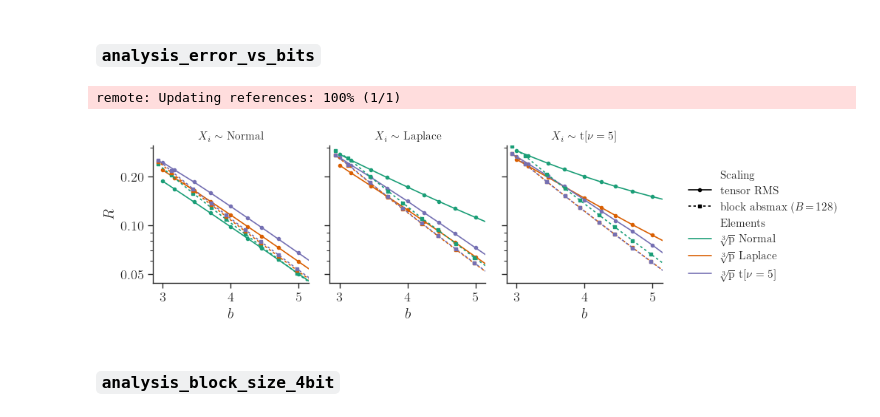
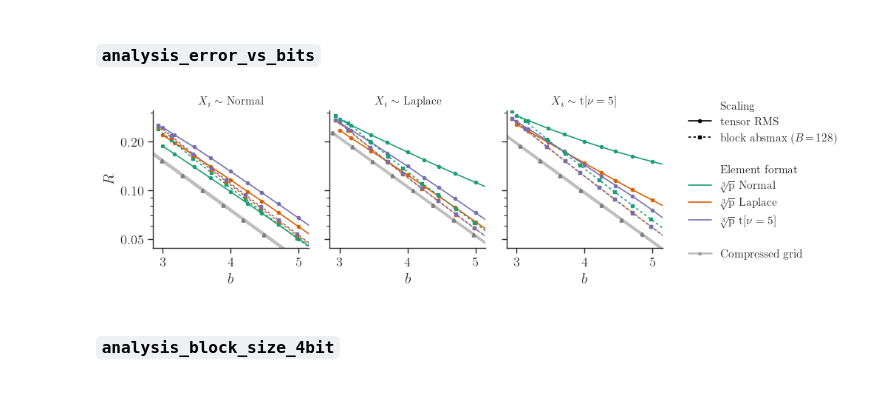
Before and after one commit to graphcore-research/llama-mobile-vlm, a Jupyter notebook: 20250127-FormatsCascade/Analysis.ipynb, the cells around one changed output. Saved outputs shown, nothing was run; the diff lists cells and outputs as text; code cells hidden in the pictures.

```diff
--- a/20250127-FormatsCascade/Analysis.ipynb
+++ b/20250127-FormatsCascade/Analysis.ipynb
@@ -184,37 +184,51 @@ remote: Updating references: 100% (1/1)
 # %%
 samples = 2**20
 bs = torch.linspace(3, 6, 13).tolist()
+compressed_resolutions = torch.logspace(tensor(0.065).log(), tensor(0.8).log(), 13, base=torch.e).tolist()
 Bs = [2**logB for logB in range(3, 12+1)]
 distributions = [A.Normal(), A.Laplace(), A.StudentT(df=5)]
 
 def sweep() -> Iterable[dict[str, Any]]:
     for dist in distributions:
         X = dist.sample(samples, seed=1, device=DEVICE)
+        X_train = dist.sample(samples, seed=2, device=DEVICE)
         for b in tqdm.tqdm(bs, desc=type(dist).__name__):
             fmts = []
 
+            # Tensor & Block
             for edist in distributions:
                 fmts.append((Q.LinearScalingFormat(edist.rms_quantiser(b), Q.BFLOAT16, (None,), scaling="rms"),
                              dict(scaling="rms", edist_name=distribution_name(edist))))
                 for B in Bs:
                     fmts.append((Q.LinearScalingFormat(edist.absmax_quantiser(b - 16 / B, B, scaling="absmax", mode="symmetric"), Q.BFLOAT16, (B,), scaling="absmax"),
-                                    dict(scaling="absmax", block_size=B, edist_name=distribution_name(edist))))
+                                 dict(scaling="absmax", block_size=B, edist_name=distribution_name(edist))))
 
             # Lloyd-Max
-            # fmts.append((Q.LinearScalingFormat(Q.lut_lloyd_max(A.rms_normalise(X), b, 1e-4, init=("uniform_rms", 3)), Q.BFLOAT16, (None,), scaling="rms"),
+            # fmts.append((Q.LinearScalingFormat(Q.lut_lloyd_max(A.rms_normalise(X_train), b, 1e-4, init=("uniform_rms", 3)), Q.BFLOAT16, (None,), scaling="rms"),
             #              dict(scaling="rms")))
             # for edist in distributions:
-            #     fmts.append((Q.LinearScalingFormat(Q.lut_lloyd_max(A.block_normalise(X, B), b - 16 / B, 1e-4, init="uniform_minmax"), Q.BFLOAT16, (B,), scaling="absmax"),
+            #     fmts.append((Q.LinearScalingFormat(Q.lut_lloyd_max(A.block_normalise(X_train, B), b - 16 / B, 1e-4, init="uniform_minmax"), Q.BFLOAT16, (B,), scaling="absmax"),
             #                     dict(scaling="absmax", block_size=B)))
 
+            # Compressed
+            for resolution in compressed_resolutions:
+                fmts.append(((Q.LinearScalingCompressionFormat(Q.UniformAndCompressionFormat.train(A.rms_normalise(X_train), resolution), Q.BFLOAT16, (None,), scaling="rms")),
+                              dict(scaling="rms", resolution=resolution)))
+
             for fmt, detail in fmts:
+                if isinstance(fmt, Q.LinearScalingCompressionFormat):
+                    efmt = "CGRID"
+                    bits = fmt.count_bits_tensor(X) / X.nelement()
+                elif isinstance(fmt, Q.LinearScalingFormat):
+                    efmt = fmt.element_format.name
+                    bits = fmt.count_bits(X.shape) / X.nelement()
                 yield dict(
                     dist=distribution_name(dist),
                     dist_type=type(dist).__name__,
                     fmt=str(fmt),
-                    efmt=fmt.element_format.name,
+                    efmt=efmt,
                     **detail,
-                    bits=fmt.count_bits(X.shape) / X.nelement(),
+                    bits=bits,
                     qrmse_norm=A.qrmse_norm(fmt, X).item(),
                 )
 
@@ -240,45 +254,51 @@ display(df)
 plt_args = dict(
     rms=dict(marker="o"),
     absmax=dict(ls=(0, (2, 2)), marker="s"),
+    compressed=dict(color="gray", alpha=.5, lw=2, marker="^"),
 )
-edist_to_color = dict(zip(df["edist_name"].unique(), plot_utils.PALETTE))
 block_size = 128
+edist_to_color = dict(zip(df["edist_name"].dropna().unique(), plot_utils.PALETTE))
 
 g = plot_utils.grid(df[(df["efmt"] != "LM")], col="dist", sharey=True)
 for (dist,), d, ax in g:
-    for edist_name, dd in d[(d["scaling"] == "rms")].groupby("edist_name", sort=False):
-        dd.plot(y="qrmse_norm", ylabel="qrmse_norm", x="bits", color=edist_to_color[edist_name], **plt_args["rms"], label="_nolabel", ax=ax)
+    for edist_name, dd in d[(d["scaling"] == "rms") & (d["efmt"] != "CGRID")].groupby("edist_name", sort=False):
+        dd.plot(y="qrmse_norm", ylabel="qrmse_norm", x="bits", color=edist_to_color[edist_name], **plt_args["rms"], ax=ax)
 
     dash_offset = 0
     for edist_name, dd in d[(d["scaling"] == "absmax") & (d["block_size"] == block_size)].groupby("edist_name", sort=False):
         dd.plot(y="qrmse_norm", ylabel="qrmse_norm", x="bits", color=edist_to_color[edist_name],
-                **{**plt_args["absmax"], "ls": (dash_offset, plt_args["absmax"]["ls"][1])}, label="_nolabel", ax=ax)
+                **{**plt_args["absmax"], "ls": (dash_offset, plt_args["absmax"]["ls"][1])}, ax=ax)
         dash_offset += 1.25
+
+    d[(d["efmt"]) == "CGRID"].plot(y="qrmse_norm", ylabel="qrmse_norm", x="bits", **plt_args["compressed"], ax=ax)
 
     ax.set_yscale("log")
     ax.set_ylim((0.044, 0.31))
     ax.yaxis.set_major_formatter("{x:.2f}")
     ax.yaxis.set_ticks([0.05, 0.1, 0.2])
     ax.tick_params(axis="y", which="minor", labelleft=False)
     ax.set_xlim((3-0.15, 5+0.15))
     ax.set_xticks(list(range(3, 5+1)))
 
     ax.set_title(f"$X_i \\sim$ {dist}")
+    ax.legend_.remove()
 
 h = []
 h.append(matplotlib.patches.Patch(facecolor="none", label="Scaling"))
 h.append(matplotlib.lines.Line2D([], [], color="k", **plt_args["rms"], label=f"tensor RMS"))
 h.append(matplotlib.lines.Line2D([], [], color="k", **plt_args["absmax"], label=f"block absmax ($B\\!=\\!{block_size}$)"))
-h.append(matplotlib.patches.Patch(facecolor="none", label="Elements"))
+h.append(matplotlib.patches.Patch(facecolor="none"))
+h.append(matplotlib.patches.Patch(facecolor="none", label="Element format"))
 for edist_name, color in edist_to_color.items():
     h.append(matplotlib.lines.Line2D([], [], color=color, label=f"{plot_utils.CRP_LABEL} {edist_name}"))
-g.figure.legend(handles=h, loc="center left", bbox_to_anchor=(1, 0.5))
+h.append(matplotlib.patches.Patch(facecolor="none"))
+h.append(matplotlib.lines.Line2D([], [], **plt_args["compressed"], label=f"Compressed grid"))
+g.figure.legend(handles=h, loc="upper left", bbox_to_anchor=(1, 0.95))
 
 plot_utils.tidy(g.figure)
 plot_utils.save("analysis_error_vs_bits")
 # %% [output]
-remote: Updating references: 100% (1/1)
-[figure, old version]
+[figure, new version]
 # %% [markdown]
 ### `analysis_block_size_4bit`
 # %%
```
Also changed, not shown: parts of 2 cells of this notebook, 1 other file.
